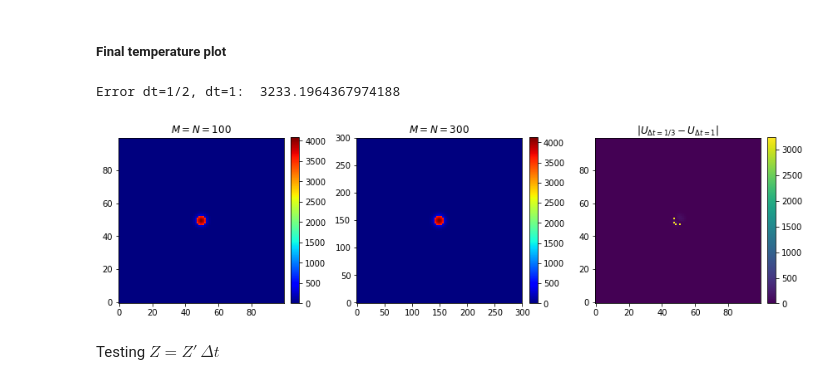
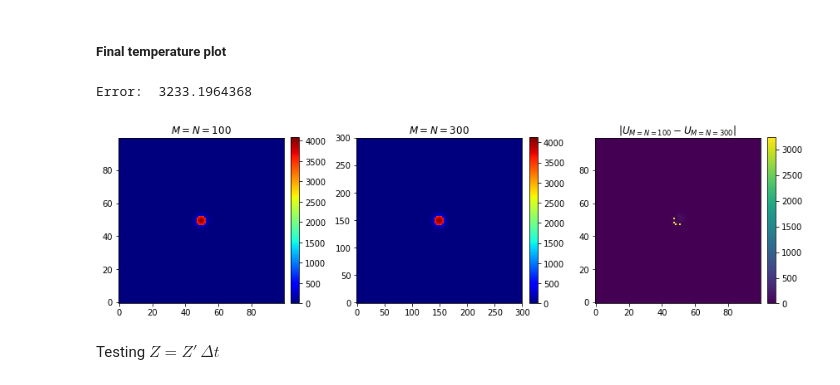
Before and after one commit to dsanmartin/INF383-PJ, a Jupyter notebook: model.ipynb, the cells around one changed output. Drawn from its saved outputs; the diff is of its cells as text; code cells hidden in the pictures.

```diff
--- a/model.ipynb
+++ b/model.ipynb
@@ -145,16 +139,16 @@ def temperatureFocus(M, N):
     temperature = temperature + A * 600
     return temperature, A
 # %%
-def temperatureFocus2(M, N, radius=20):
+def temperatureFocus2(M, N, radius=20, dom=1, shape=-1000):
     # Initial trees burning
     tree = np.zeros((M,N))
     tree[M//2, N//2] = 1
     tree[M//2+1, N//2] = 1
     # Initial temperature
-    x = np.linspace(0, 1, N)
-    y = np.linspace(0, 1, M)
+    x = np.linspace(0, dom, N)
+    y = np.linspace(0, dom, M)
     X, Y = np.meshgrid(x, y)
-    temperature = 1e3*np.exp(-1000*((X-.5)**2 + (Y-.5)**2))
+    temperature = 1e3*np.exp(shape*((X-dom/2)**2 + (Y-dom/2)**2))
     #temperature = np.zeros((M,N))
     #temperature = temperature + tree * 600
     fuel = np.zeros((M,N))
@@ -673,23 +654,23 @@ print(np.max(Tzs2[-1]))
 # %%
 plt.figure(figsize=(12, 14))
 plt.subplot(1, 3, 1)
 plt.imshow(Tzs1[-1], origin="lower", cmap=plt.cm.jet)
 plt.title(r"$M = N = 100$")
 plt.colorbar(fraction=0.046, pad=0.04)
 plt.subplot(1, 3, 2)
 plt.imshow(Tzs2[-1], origin="lower", cmap=plt.cm.jet)
 plt.title(r"$M=N = 300$")
 plt.colorbar(fraction=0.046, pad=0.04)
 plt.subplot(1, 3, 3)
 plt.imshow(np.abs(Tzs2[-1][::3,::3] - Tzs1[-1]), origin="lower")
 plt.colorbar(fraction=0.046, pad=0.04)
-plt.title(r"$|U_{M=N=100}-U_{\Delta t = 1}|$")
-print("Error dt=1/2, dt=1: ", np.linalg.norm(Tzs2[-1][::3,::3].flatten() - Tzs1[-1].flatten(), np.inf))
+plt.title(r"$|U_{M=N=100}-U_{M=N=300}|$")
+print("Error: ", np.linalg.norm(Tzs2[-1][::3,::3].flatten() - Tzs1[-1].flatten(), np.inf))
 plt.tight_layout()
 plt.show()
 # %% [output]
-Error dt=1/2, dt=1:  3233.1964367974188
+Error:  3233.1964368
-[figure, old version]
+[figure, new version]
 # %% [markdown]
 Testing $Z=Z'\, \Delta t$
 # %%
```
Also changed, not shown: parts of 60 cells of this notebook, 2 other files.
